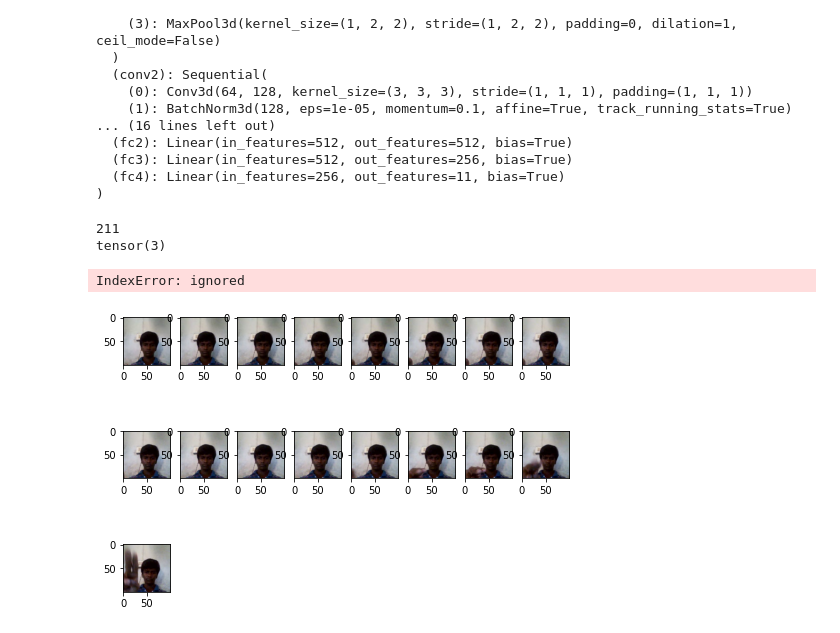
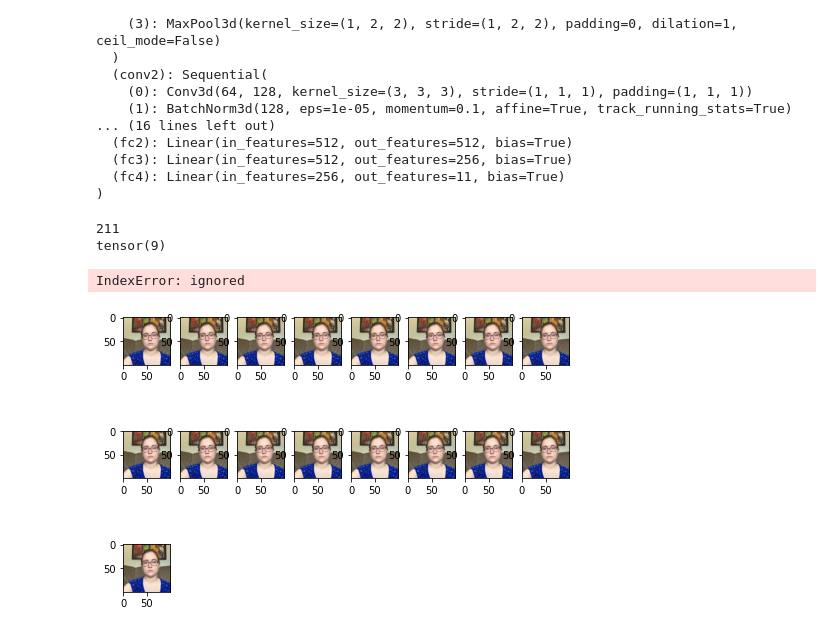
Before and after one commit to ankitbatra22/Gesture-Recognizer, a Jupyter notebook: gesture_detect.ipynb, the cells around one changed output. Drawn from its saved outputs; the diff is of its cells as text; code cells hidden in the pictures.

```diff
--- a/gesture_detect.ipynb
+++ b/gesture_detect.ipynb
@@ -122,36 +128,36 @@ Net(
 print(len(val_loader))
 x = next(iter(val_loader))
 #print(x)
 #print(x[0].shape)
 
-NUM = 14
+NUM = 24
 
 print(x[1][NUM])
 vidBatch = (x[0][NUM])
 pog = vidBatch.permute(1,2,3,0)
 pog[0]
 
 import numpy as np
 import matplotlib.pyplot as plt
 
 w = 12
 h = 12
 fig = plt.figure(figsize=(8, 8))
 columns = 8
 rows = 4
 
 for i in range(1, columns*rows):
     #img = np.random.randint(10, size=(h,w))
     img = pog[i].detach().numpy()
     fig.add_subplot(rows, columns, i)
     plt.imshow(img)
 
 plt.show()
 # %% [output]
 211
-tensor(3)
+tensor(9)
 IndexError: ignored
-[figure, old version]
+[figure, new version]
 # %%
 import matplotlib.pyplot as plt
 from tqdm import tqdm
```
Also changed, not shown: parts of 4 cells of this notebook.
